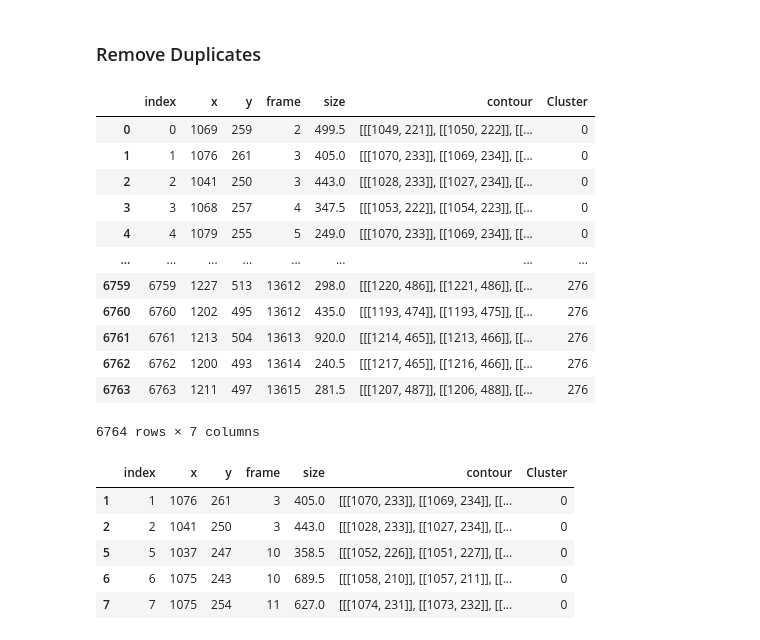
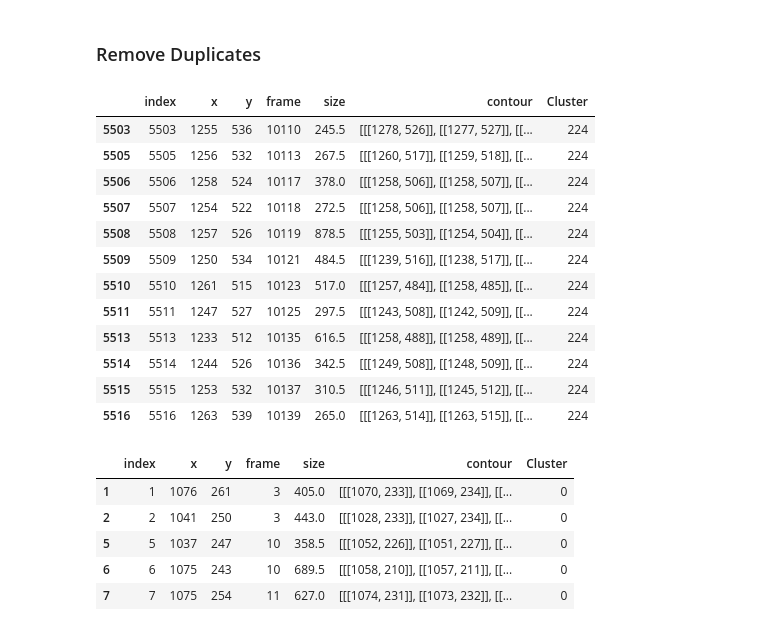
Before and after one commit to Jreece18/WaggleDanceTracker, a Jupyter notebook: TidyDataset.ipynb, the cells around one changed output. Cells and saved outputs as stored; diff of their text form; code cells hidden in the pictures.

```diff
--- a/TidyDataset.ipynb
+++ b/TidyDataset.ipynb
@@ -615,22 +622,23 @@ def rotatedBoxConverter(box):
 waggle_df = pd.read_pickle('WaggleDetections-Bees10.pkl')
 waggle_df.drop(['index'], axis=1, inplace=True)
 waggle_df.reset_index(inplace=True)
-# %%
-waggle_df
-# %% [output]
-|  | index | x | y | frame | size | contour | Cluster |
-| 0 | 0 | 1069 | 259 | 2 | 499.5 | [[[1049, 221]], [[1050, 222]], [[... | 0 |
-| 1 | 1 | 1076 | 261 | 3 | 405.0 | [[[1070, 233]], [[1069, 234]], [[... | 0 |
-| 2 | 2 | 1041 | 250 | 3 | 443.0 | [[[1028, 233]], [[1027, 234]], [[... | 0 |
-| 3 | 3 | 1068 | 257 | 4 | 347.5 | [[[1053, 222]], [[1054, 223]], [[... | 0 |
-| 4 | 4 | 1079 | 255 | 5 | 249.0 | [[[1070, 233]], [[1069, 234]], [[... | 0 |
-| ... | ... | ... | ... | ... | ... | ... | ... |
-| 6759 | 6759 | 1227 | 513 | 13612 | 298.0 | [[[1220, 486]], [[1221, 486]], [[... | 276 |
-| 6760 | 6760 | 1202 | 495 | 13612 | 435.0 | [[[1193, 474]], [[1193, 475]], [[... | 276 |
-| 6761 | 6761 | 1213 | 504 | 13613 | 920.0 | [[[1214, 465]], [[1213, 466]], [[... | 276 |
-| 6762 | 6762 | 1200 | 493 | 13614 | 240.5 | [[[1217, 465]], [[1216, 466]], [[... | 276 |
-| 6763 | 6763 | 1211 | 497 | 13615 | 281.5 | [[[1207, 487]], [[1206, 488]], [[... | 276 |
-6764 rows × 7 columns
+# %%
+waggle_df['Cluster'].value_counts()
+waggle_df[waggle_df['Cluster']==224]
+# %% [output]
+|  | index | x | y | frame | size | contour | Cluster |
+| 5503 | 5503 | 1255 | 536 | 10110 | 245.5 | [[[1278, 526]], [[1277, 527]], [[... | 224 |
+| 5505 | 5505 | 1256 | 532 | 10113 | 267.5 | [[[1260, 517]], [[1259, 518]], [[... | 224 |
+| 5506 | 5506 | 1258 | 524 | 10117 | 378.0 | [[[1258, 506]], [[1258, 507]], [[... | 224 |
+| 5507 | 5507 | 1254 | 522 | 10118 | 272.5 | [[[1258, 506]], [[1258, 507]], [[... | 224 |
+| 5508 | 5508 | 1257 | 526 | 10119 | 878.5 | [[[1255, 503]], [[1254, 504]], [[... | 224 |
+| 5509 | 5509 | 1250 | 534 | 10121 | 484.5 | [[[1239, 516]], [[1238, 517]], [[... | 224 |
+| 5510 | 5510 | 1261 | 515 | 10123 | 517.0 | [[[1257, 484]], [[1258, 485]], [[... | 224 |
+| 5511 | 5511 | 1247 | 527 | 10125 | 297.5 | [[[1243, 508]], [[1242, 509]], [[... | 224 |
+| 5513 | 5513 | 1233 | 512 | 10135 | 616.5 | [[[1258, 488]], [[1258, 489]], [[... | 224 |
+| 5514 | 5514 | 1244 | 526 | 10136 | 342.5 | [[[1249, 508]], [[1248, 509]], [[... | 224 |
+| 5515 | 5515 | 1253 | 532 | 10137 | 310.5 | [[[1246, 511]], [[1245, 512]], [[... | 224 |
+| 5516 | 5516 | 1263 | 539 | 10139 | 265.0 | [[[1263, 514]], [[1263, 515]], [[... | 224 |
 # %%
 df = waggle_df
 # %%
```
Also changed, not shown: parts of 9 cells of this notebook.
